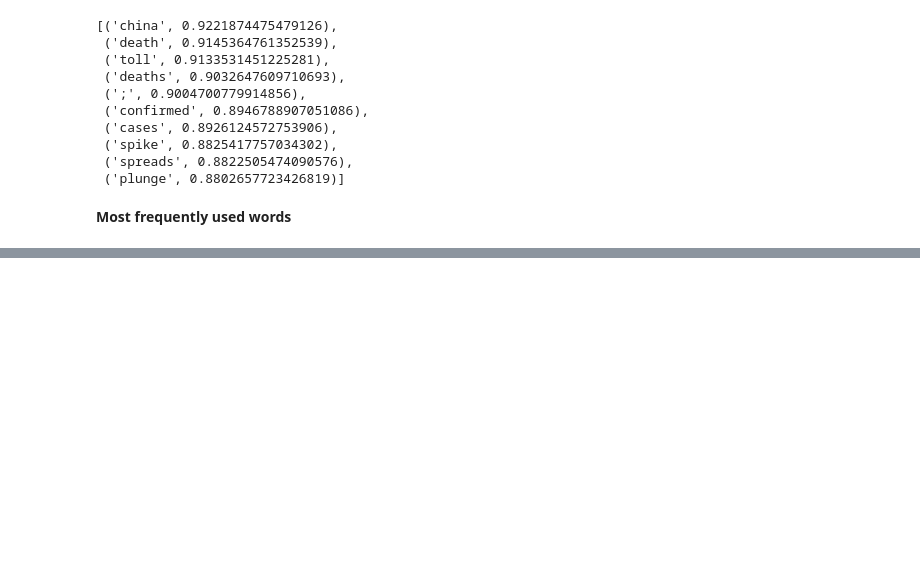
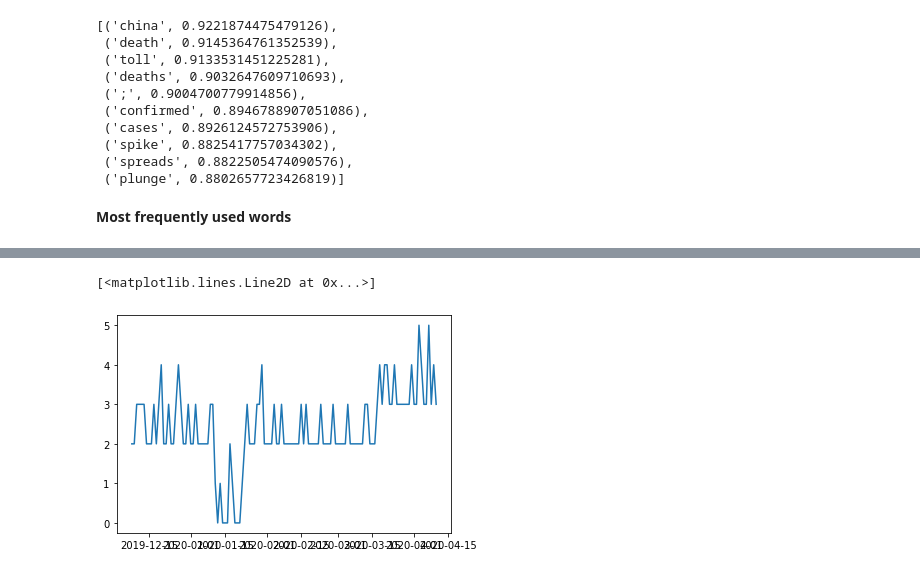
Before and after one commit to brienna/coronavirus-news-analysis, a Jupyter notebook: 2020_04_09_washington_post_scraper.ipynb, the cells around one changed output, grey strips where cells are left out. Drawn from its saved outputs; the diff is of its cells as text; code cells hidden in the pictures; blank space fills up the shorter version.

```diff
--- a/2020_04_09_washington_post_scraper.ipynb
+++ b/2020_04_09_washington_post_scraper.ipynb
@@ -822,0 +1132,6 @@ dtype: int64
+# %%
+%matplotlib inline
+plt.plot(desired_range, travel)
+# %% [output]
+[<matplotlib.lines.Line2D at 0x...>]
+[figure, added]
```
Also changed, not shown: parts of 45 cells of this notebook.
